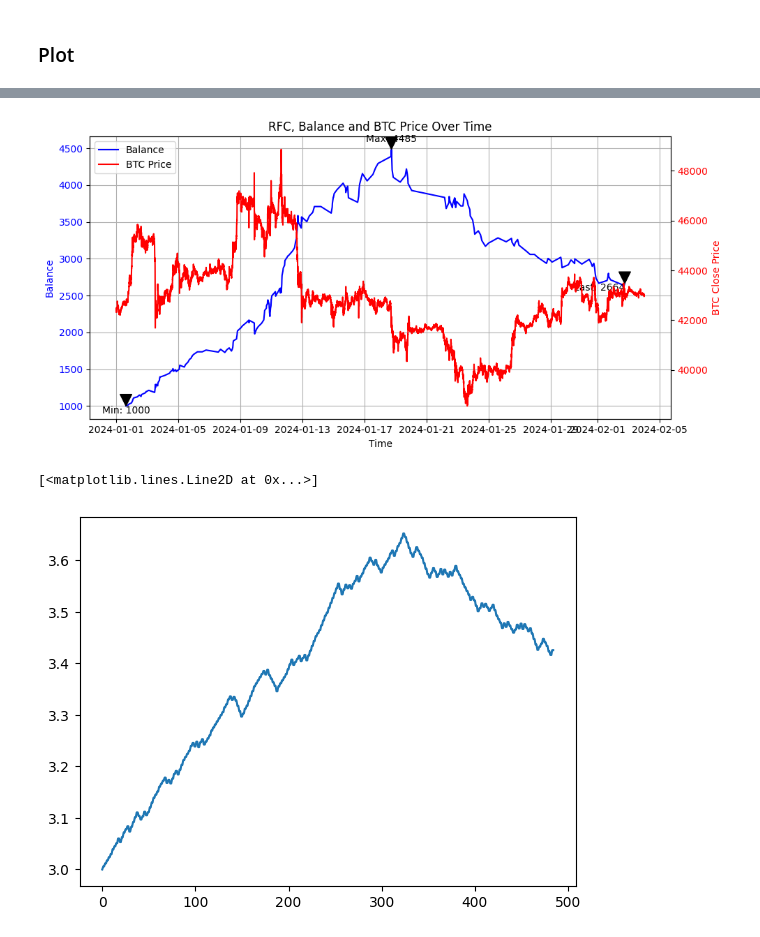
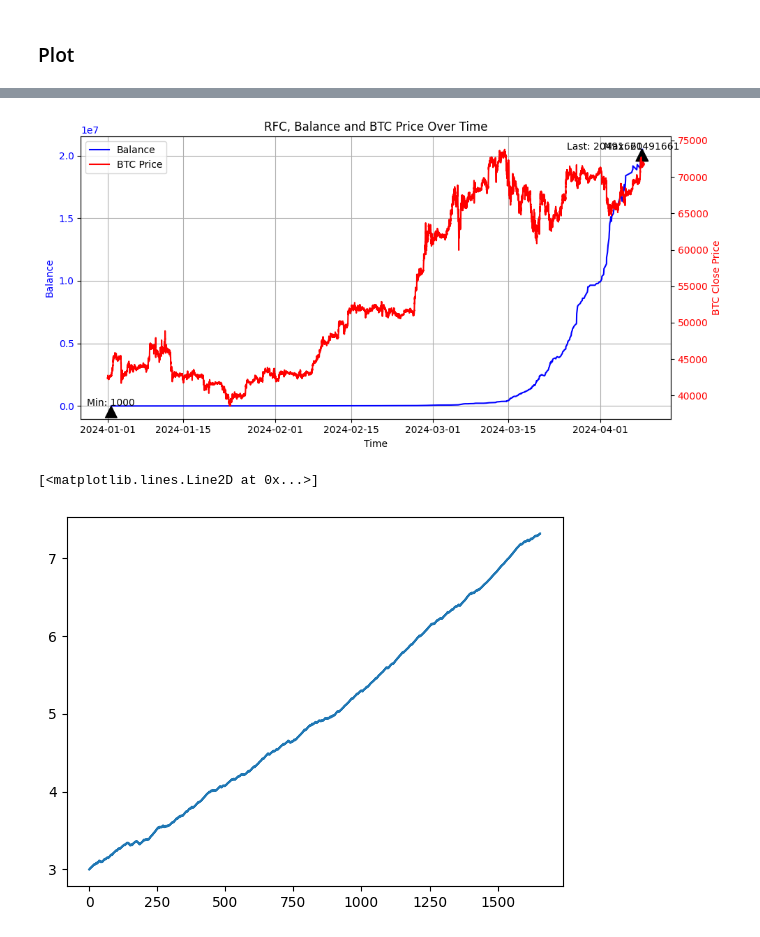
Before and after one commit to sminibae/MidasProject3, a Jupyter notebook: BTC/07.Backtest.ipynb, the cells around one changed output, grey strips where cells are left out. Saved outputs shown, nothing was run; the diff lists cells and outputs as text; code cells hidden in the pictures.

```diff
--- a/BTC/07.Backtest.ipynb
+++ b/BTC/07.Backtest.ipynb
@@ -360,8 +360,8 @@ plt.plot(temp)
 # %%
 #predict
 
-predictions = np.load(f'Data/RFC_60_2024_prediction.npy')
-matrix_array = np.load('Data/data_2024_matrix_60.npy')
+predictions = np.load(f'Data/RFC_80_2024_prediction.npy')
+matrix_array = np.load('Data/data_2024_matrix_80.npy')
 balance, trades = BackTest(matrix_array, predictions)
 
 trades_df = pd.DataFrame(trades, columns=['time', 'balance', 'trade_status', 'side', 'entryPrice', 'TakeProfit', 'StopLoss'])
@@ -422,33 +422,33 @@ ax1.annotate(f'Min: {min_balance}',
                 arrowprops=dict(facecolor='black', shrink=0.05),
                 ha='center')  # Horizontal alignment
 
 # Annotate the last balance
 ax1.annotate(f'Last: {last_balance}',
                 xy=(last_time, last_balance),
                 xytext=(last_time, last_balance - 100),  # Adjust text position
                 arrowprops=dict(facecolor='black', shrink=0.05),
                 ha='right')  # Horizontal alignment
 
 # Set the title and layout
 plt.title(f'RFC, Balance and BTC Price Over Time')
 plt.xticks(rotation=45)  # Rotate the x-axis labels for readability
 fig.tight_layout()  # Adjust layout
 
 # Add a legend
 lines, labels = ax1.get_legend_handles_labels()
 lines2, labels2 = ax2.get_legend_handles_labels()
 ax2.legend(lines + lines2, labels + labels2, loc='upper left')
 
 # Save the figure
 # fig.savefig(f'Figures/RFC.png')
 plt.show()
 plt.close(fig)
 
 import math
 temp = trades_df['balance'].apply(lambda x: math.log10(x))
 
 plt.plot(temp)
 # %% [output]
-[figure, old version]
+[figure, new version]
 [<matplotlib.lines.Line2D at 0x...>]
-[figure, old version]
+[figure, new version]
```
Also changed, not shown: parts of 4 cells of this notebook, 36 other files.
